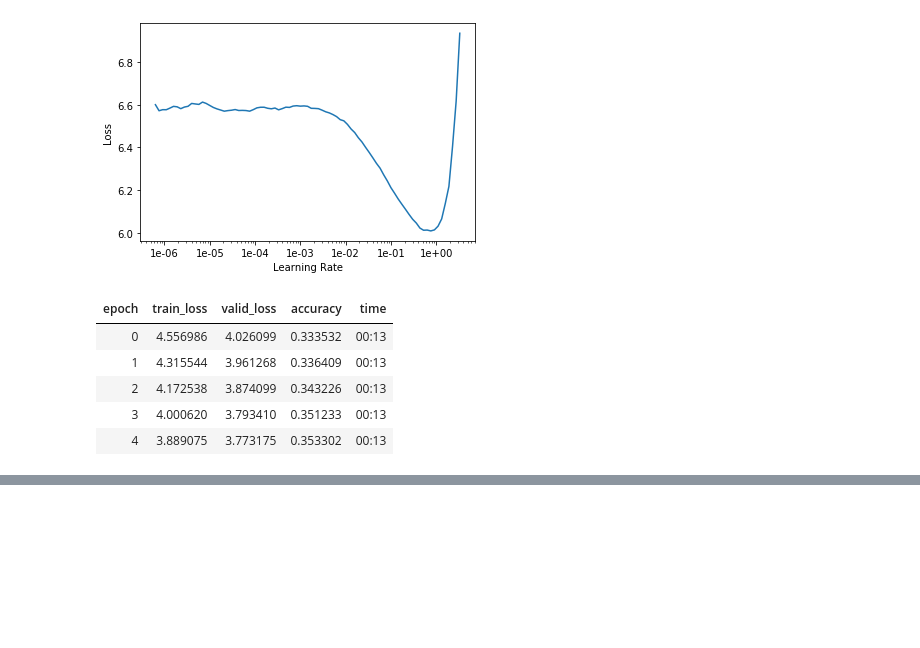
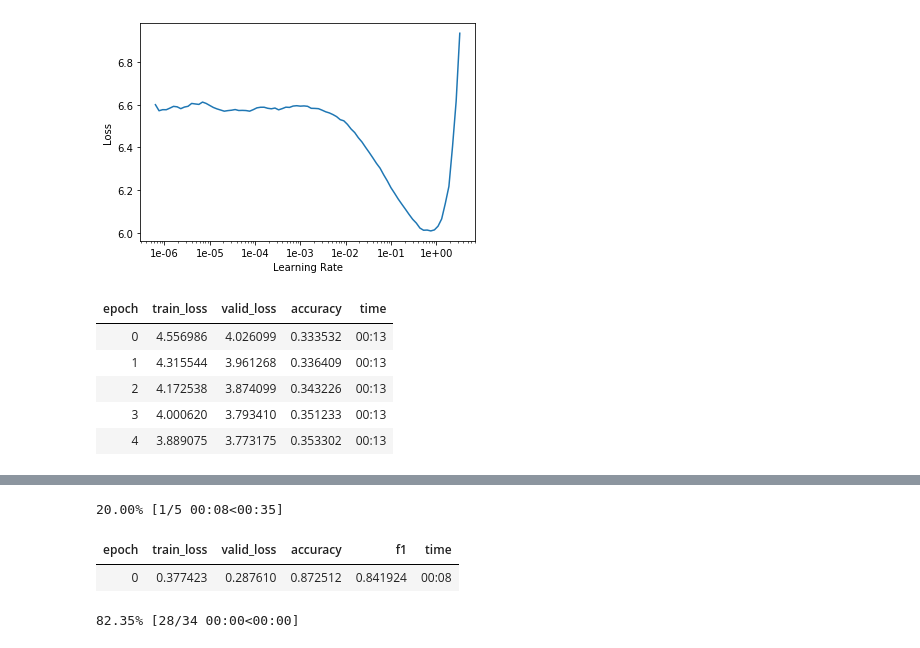
Before and after one commit to Sylar257/Non-English-language-NLP, a Jupyter notebook: Vietnamese Sentiment Analysis.ipynb, the cells around one changed output, grey strips where cells are left out. Drawn from its saved outputs; the diff is of its cells as text; code cells hidden in the pictures; blank space fills up the shorter version.

```diff
--- a/Vietnamese Sentiment Analysis.ipynb
+++ b/Vietnamese Sentiment Analysis.ipynb
@@ -241,0 +297,8 @@ learn_lm.unfreeze()
+# %%
+lr = 2e-3
+learn_c.fit_one_cycle(5, lr, moms=(0.8, 0.7))
+# %% [output]
+20.00% [1/5 00:08<00:35]
+| epoch | train_loss | valid_loss | accuracy | f1 | time |
+| 0 | 0.377423 | 0.287610 | 0.872512 | 0.841924 | 00:08 |
+82.35% [28/34 00:00<00:00]
```
Also changed, not shown: parts of 10 cells of this notebook.
